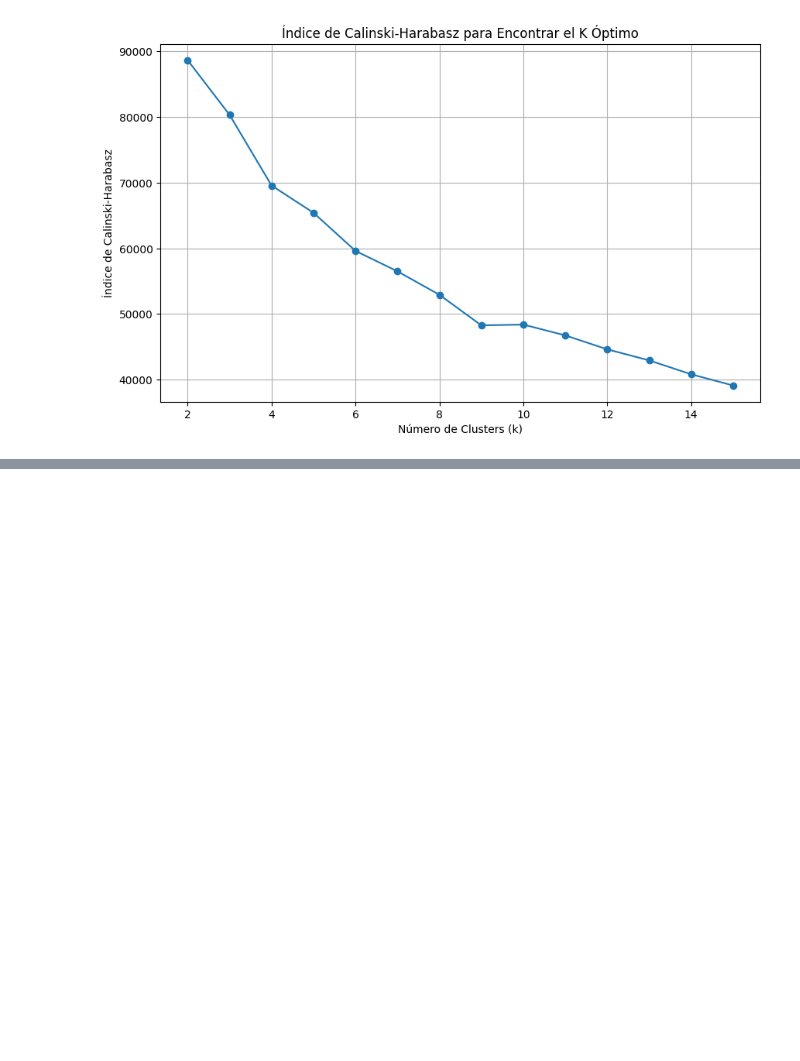
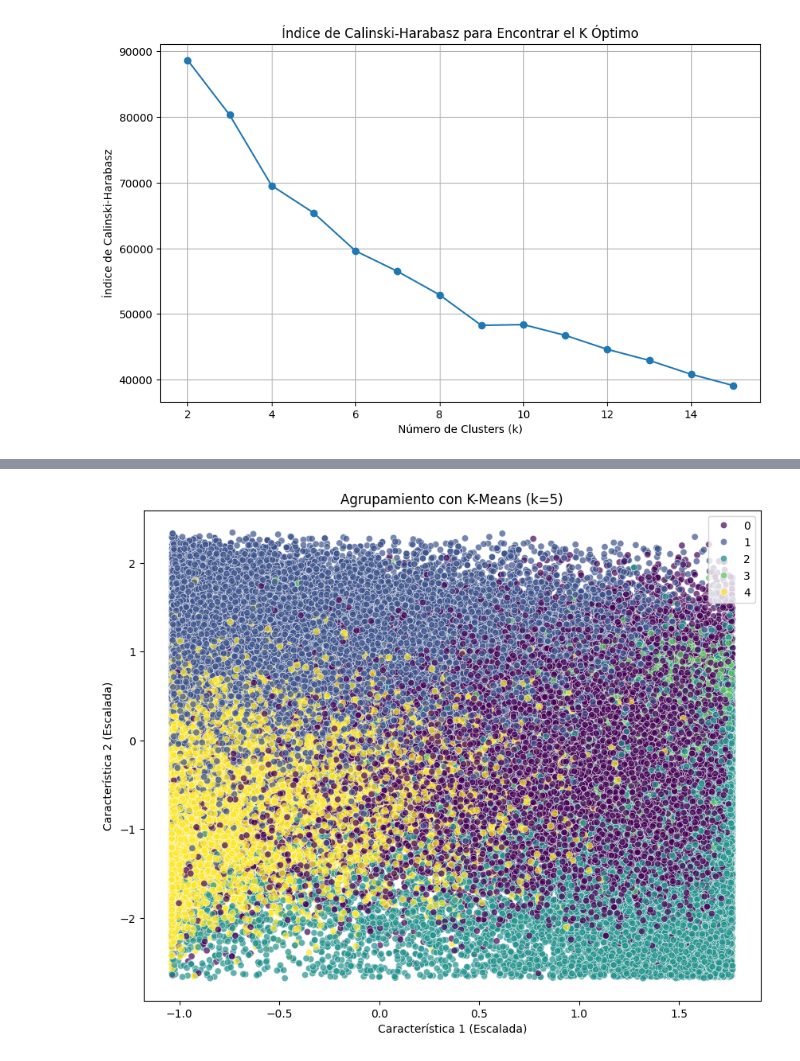
Before and after one commit to Alejo8808/aprendizajenosuper, a Jupyter notebook: Spotify.ipynb, the cells around one changed output, grey strips where cells are left out. Saved outputs shown, nothing was run; the diff lists cells and outputs as text; code cells hidden in the pictures; blank space fills up the shorter version.

```diff
--- a/Spotify.ipynb
+++ b/Spotify.ipynb
@@ -162,0 +201,16 @@ tsne_components = tsne.fit_transform(X_scaled)
+# %%
+# Aplicar K-Means para generar los agrupamientos
+# Usaremos k=5, basándonos en el análisis del método del codo
+kmeans = KMeans(n_clusters=5, random_state=42, n_init='auto')
+clusters = kmeans.fit_predict(X_scaled)
+# %%
+# Visualizar los clusters usando las primeras dos dimensiones
+# Esto nos dará una primera impresión de cómo se ven los clusters.
+plt.figure(figsize=(10, 8))
+plt.title("Agrupamiento con K-Means (k=5)")
+sns.scatterplot(x=X_scaled[:, 0], y=X_scaled[:, 1], hue=clusters, palette='viridis', alpha=0.7)
+plt.xlabel("Característica 1 (Escalada)")
+plt.ylabel("Característica 2 (Escalada)")
+plt.show()
+# %% [output]
+[figure, added]
```
Also changed, not shown: parts of 13 cells of this notebook.
